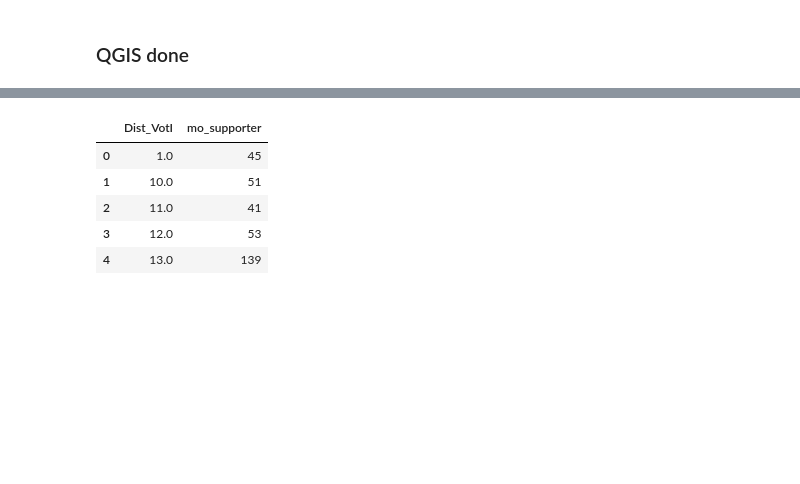
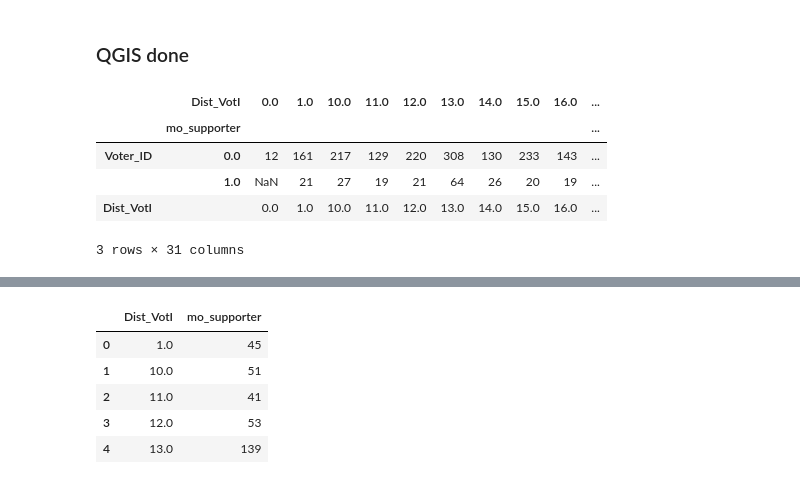
Before and after one commit to bdoohan/Jersey-City-Ward-D-Election, a Jupyter notebook: Mo_Post_Election_Analysis.ipynb, the cells around one changed output, grey strips where cells are left out. Cells and saved outputs as stored; diff of their text form; code cells hidden in the pictures; blank space fills up the shorter version.

```diff
--- a/Mo_Post_Election_Analysis.ipynb
+++ b/Mo_Post_Election_Analysis.ipynb
@@ -6,5 +41,5 @@ import matplotlib.pyplot as plt
 # %%
-results = pd.read_csv("JC_WARD_D_edited.csv", header=0, error_bad_lines=False, verbose=False, encoding="UTF-7")
+results = pd.read_csv("Data/JC_WARD_D_edited.csv", header=0, error_bad_lines=False, verbose=False, encoding="UTF-7")
 # %%
 results = results.drop('Unnamed: 8', axis=1)
 # %% [markdown]
@@ -274,5 +303,14 @@ results_race_mo["Dist_VotI"] = results_race_mo.Dist_VotI_x.copy()
 results_groupby = pd.DataFrame(
         results_race_mo.groupby(["Dist_VotI", "mo_supporter"])["Voter_ID"].count().fillna(0).replace('NaN', 0)
     )
+# %%
+results_groupby.unstack()
+# %% [output]
+|  | Dist_VotI | 0.0 | 1.0 | 10.0 | 11.0 | 12.0 | 13.0 | 14.0 | 15.0 | 16.0 | ... |
+|  | mo_supporter |  |  |  |  |  |  |  |  |  | ... |
+| Voter_ID | 0.0 | 12 | 161 | 217 | 129 | 220 | 308 | 130 | 233 | 143 | ... |
+|  | 1.0 | NaN | 21 | 27 | 19 | 21 | 64 | 26 | 20 | 19 | ... |
+| Dist_VotI |  | 0.0 | 1.0 | 10.0 | 11.0 | 12.0 | 13.0 | 14.0 | 15.0 | 16.0 | ... |
+3 rows × 31 columns
 # %%
 results_groupby = results_groupby.unstack()
```
Also changed, not shown: parts of 29 cells of this notebook.
